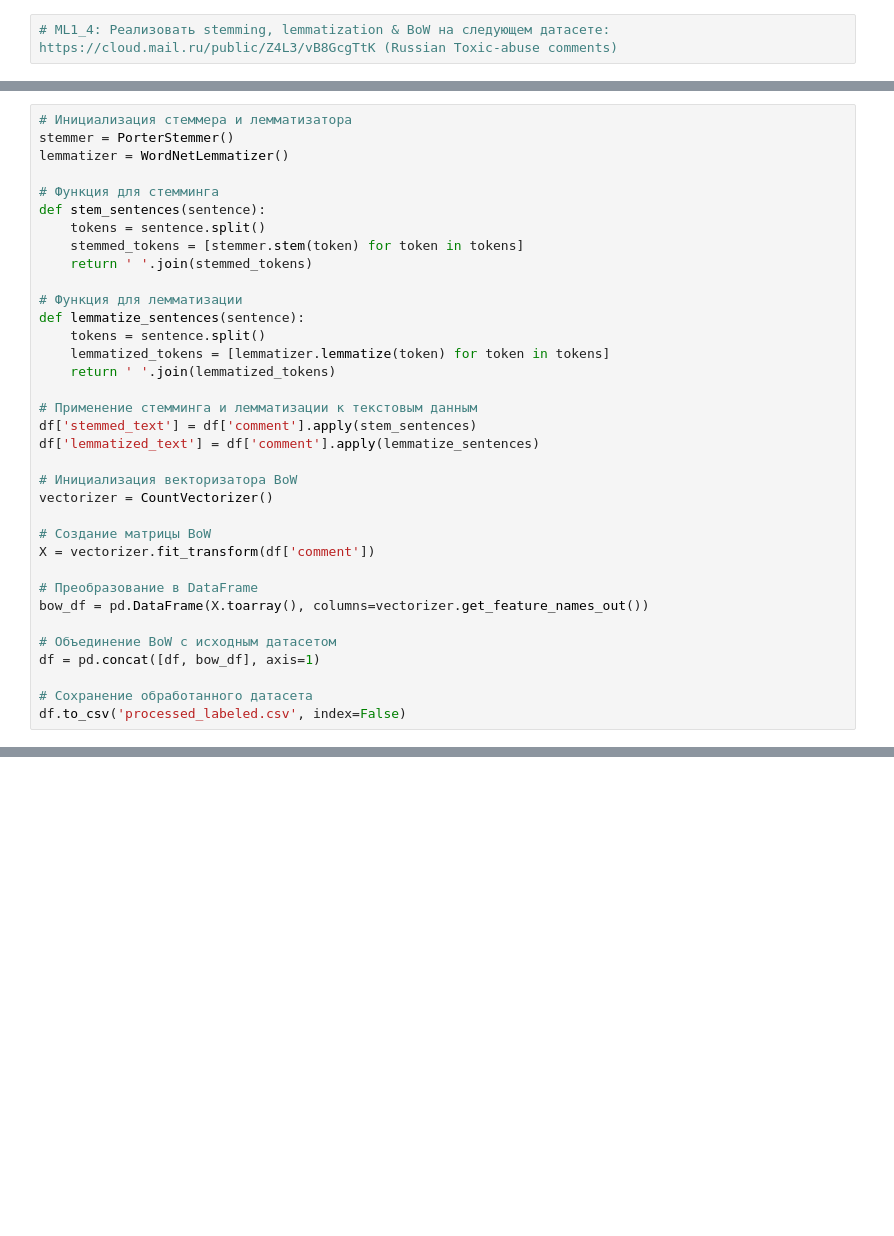
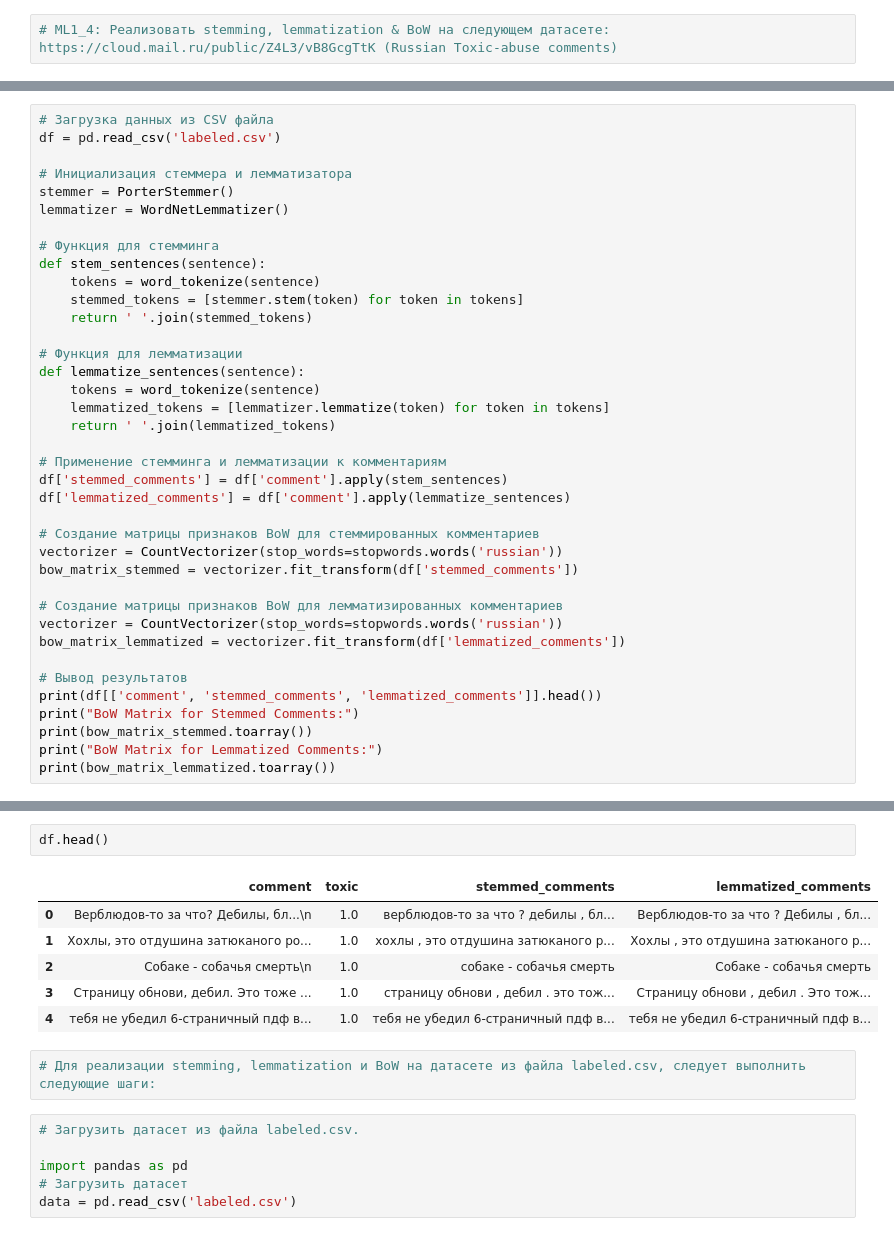
Before and after one commit to Geriys/VKirillV, a Jupyter notebook: Копия_блокнота_"NLP1_homework".ipynb, the cells around one changed output, grey strips where cells are left out. Cells and saved outputs as stored; diff of their text form; blank space fills up the shorter version.

```diff
--- a/Копия_блокнота_"NLP1_homework".ipynb
+++ b/Копия_блокнота_"NLP1_homework".ipynb
@@ -91,35 +325,38 @@ df.head()
 # %%
+# Загрузка данных из CSV файла
+df = pd.read_csv('labeled.csv')
+
 # Инициализация стеммера и лемматизатора
 stemmer = PorterStemmer()
 lemmatizer = WordNetLemmatizer()
 
 # Функция для стемминга
 def stem_sentences(sentence):
-    tokens = sentence.split()
+    tokens = word_tokenize(sentence)
     stemmed_tokens = [stemmer.stem(token) for token in tokens]
     return ' '.join(stemmed_tokens)
 
 # Функция для лемматизации
 def lemmatize_sentences(sentence):
-    tokens = sentence.split()
+    tokens = word_tokenize(sentence)
     lemmatized_tokens = [lemmatizer.lemmatize(token) for token in tokens]
     return ' '.join(lemmatized_tokens)
 
-# Применение стемминга и лемматизации к текстовым данным
-df['stemmed_text'] = df['comment'].apply(stem_sentences)
-df['lemmatized_text'] = df['comment'].apply(lemmatize_sentences)
+# Применение стемминга и лемматизации к комментариям
+df['stemmed_comments'] = df['comment'].apply(stem_sentences)
+df['lemmatized_comments'] = df['comment'].apply(lemmatize_sentences)
 
-# Инициализация векторизатора BoW
-vectorizer = CountVectorizer()
+# Создание матрицы признаков BoW для стеммированных комментариев
+vectorizer = CountVectorizer(stop_words=stopwords.words('russian'))
+bow_matrix_stemmed = vectorizer.fit_transform(df['stemmed_comments'])
 
-# Создание матрицы BoW
-X = vectorizer.fit_transform(df['comment'])
+# Создание матрицы признаков BoW для лемматизированных комментариев
+vectorizer = CountVectorizer(stop_words=stopwords.words('russian'))
+bow_matrix_lemmatized = vectorizer.fit_transform(df['lemmatized_comments'])
 
-# Преобразование в DataFrame
-bow_df = pd.DataFrame(X.toarray(), columns=vectorizer.get_feature_names_out())
-
-# Объединение BoW с исходным датасетом
-df = pd.concat([df, bow_df], axis=1)
-
-# Сохранение обработанного датасета
-df.to_csv('processed_labeled.csv', index=False)
+# Вывод результатов
+print(df[['comment', 'stemmed_comments', 'lemmatized_comments']].head())
+print("BoW Matrix for Stemmed Comments:")
+print(bow_matrix_stemmed.toarray())
+print("BoW Matrix for Lemmatized Comments:")
+print(bow_matrix_lemmatized.toarray())
@@ -125,0 +399,17 @@ df.to_csv('processed_labeled.csv', index=False)
+# %%
+df.head()
+# %% [output]
+|  | comment | toxic | stemmed_comments | lemmatized_comments |
+| 0 | Верблюдов-то за что? Дебилы, бл...\n | 1.0 | верблюдов-то за что ? дебилы , бл... | Верблюдов-то за что ? Дебилы , бл... |
+| 1 | Хохлы, это отдушина затюканого ро... | 1.0 | хохлы , это отдушина затюканого р... | Хохлы , это отдушина затюканого р... |
+| 2 | Собаке - собачья смерть\n | 1.0 | собаке - собачья смерть | Собаке - собачья смерть |
+| 3 | Страницу обнови, дебил. Это тоже ... | 1.0 | страницу обнови , дебил . это тож... | Страницу обнови , дебил . Это тож... |
+| 4 | тебя не убедил 6-страничный пдф в... | 1.0 | тебя не убедил 6-страничный пдф в... | тебя не убедил 6-страничный пдф в... |
+# %%
+# Для реализации stemming, lemmatization и BoW на датасете из файла labeled.csv, следует выполнить следующие шаги:
+# %%
+# Загрузить датасет из файла labeled.csv.
+
+import pandas as pd
+# Загрузить датасет
+data = pd.read_csv('labeled.csv')
```
Also changed, not shown: parts of 27 cells of this notebook.
